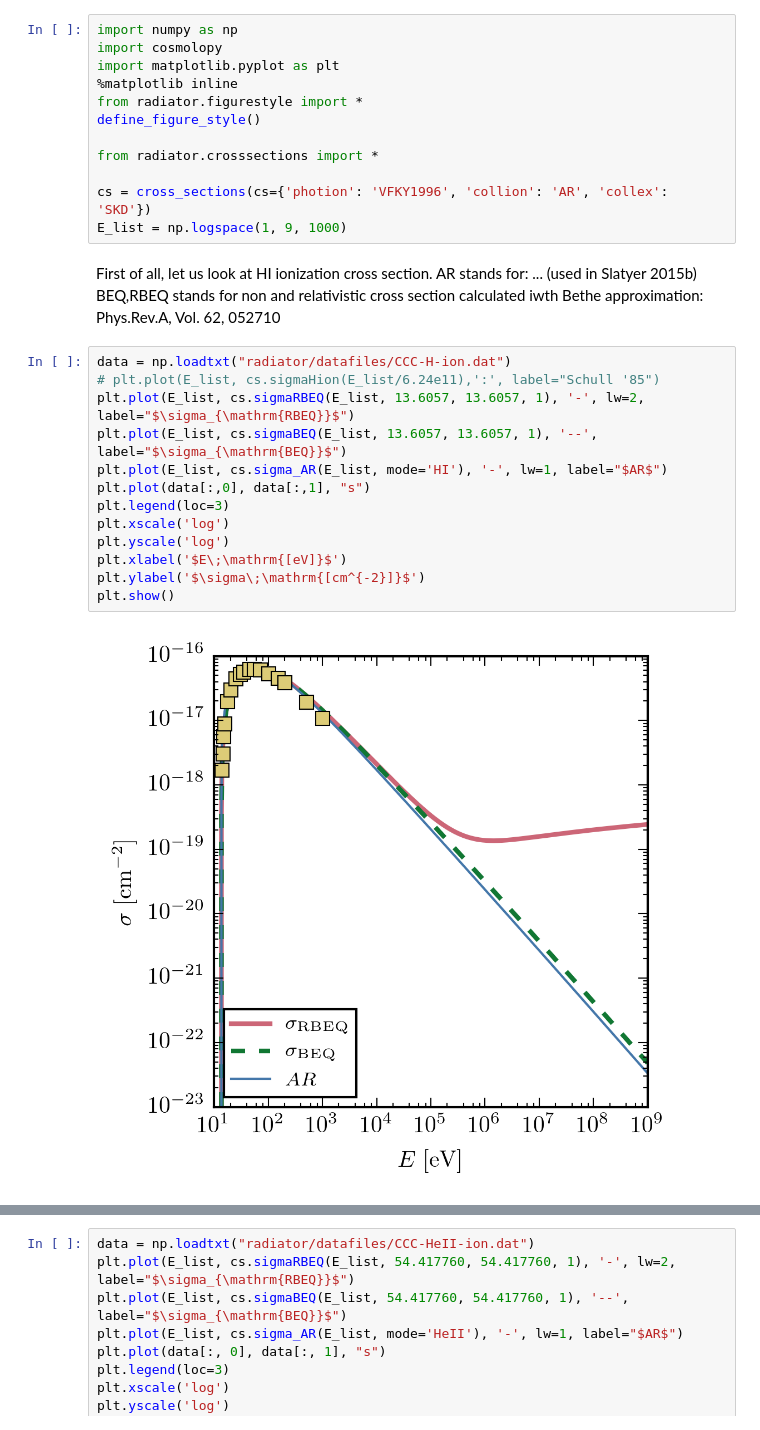
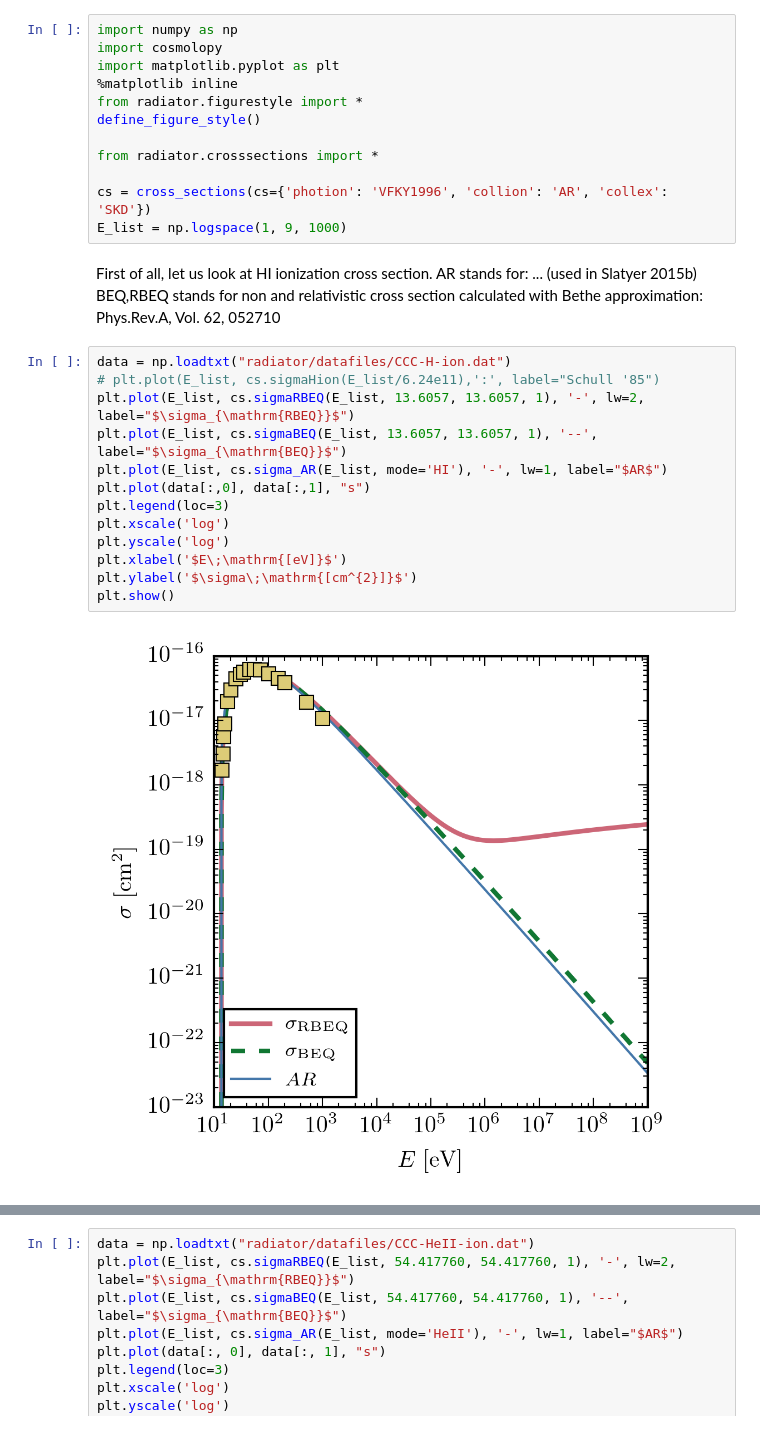
Before and after one commit to akaurov/radiator, a Jupyter notebook: cross_sections_comparison.ipynb, the cells around one changed output, grey strips where cells are left out. Drawn from its saved outputs; the diff is of its cells as text.

```diff
--- a/cross_sections_comparison.ipynb
+++ b/cross_sections_comparison.ipynb
@@ -17,22 +17,22 @@ E_list = np.logspace(1, 9, 1000)
 # %% [markdown]
 First of all, let us look at HI ionization cross section.
 AR stands for: ... (used in Slatyer 2015b)
-BEQ,RBEQ stands for non and relativistic cross section calculated iwth Bethe approximation: Phys.Rev.A, Vol. 62, 052710
+BEQ,RBEQ stands for non and relativistic cross section calculated with Bethe approximation: Phys.Rev.A, Vol. 62, 052710
 # %%
 data = np.loadtxt("radiator/datafiles/CCC-H-ion.dat")
 # plt.plot(E_list, cs.sigmaHion(E_list/6.24e11),':', label="Schull '85")
 plt.plot(E_list, cs.sigmaRBEQ(E_list, 13.6057, 13.6057, 1), '-', lw=2, label="$\sigma_{\mathrm{RBEQ}}$")
 plt.plot(E_list, cs.sigmaBEQ(E_list, 13.6057, 13.6057, 1), '--', label="$\sigma_{\mathrm{BEQ}}$")
 plt.plot(E_list, cs.sigma_AR(E_list, mode='HI'), '-', lw=1, label="$AR$")
 plt.plot(data[:,0], data[:,1], "s")
 plt.legend(loc=3)
 plt.xscale('log')
 plt.yscale('log')
 plt.xlabel('$E\;\mathrm{[eV]}$')
-plt.ylabel('$\sigma\;\mathrm{[cm^{-2}]}$')
+plt.ylabel('$\sigma\;\mathrm{[cm^{2}]}$')
 plt.show()
 # %% [output]
-[figure, old version]
+[figure, new version]
 # %%
 data = np.loadtxt("radiator/datafiles/CCC-HeI-ion.dat")
 plt.plot(E_list, cs.sigmaRBEQ(E_list, 24.5874, 24.5874, 2), '-', lw=2, label="$\sigma_{\mathrm{RBEQ}}$")
```
Also changed, not shown: parts of 1 cell of this notebook, 5 other files.
